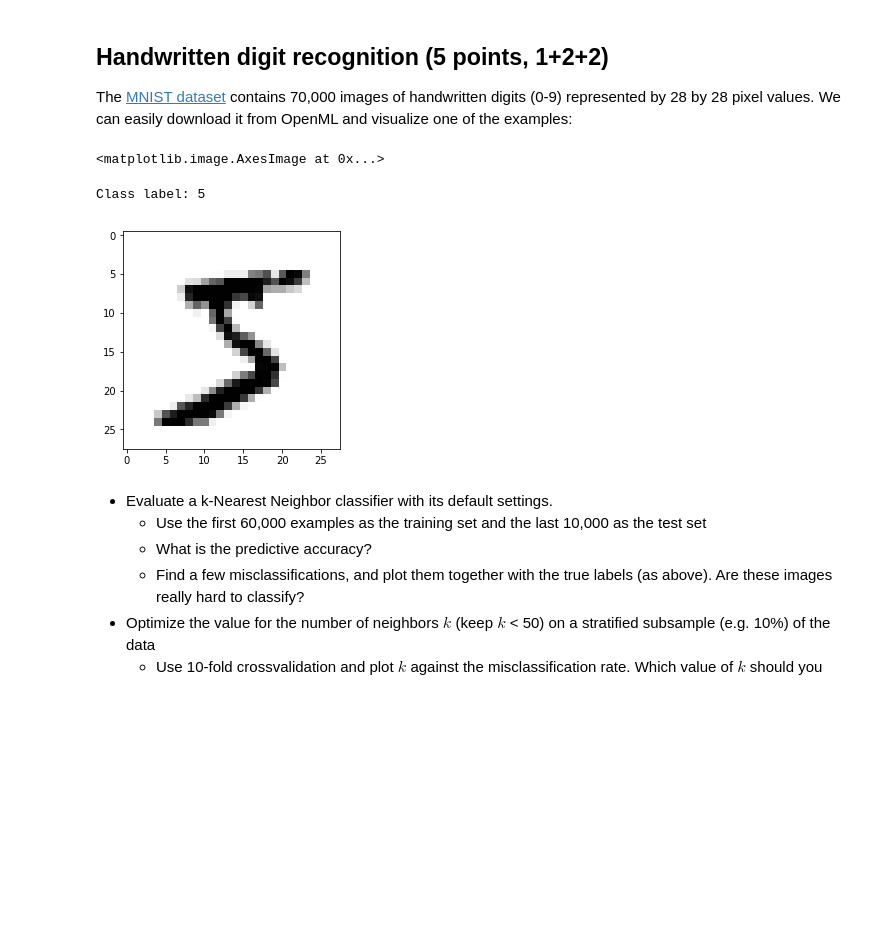
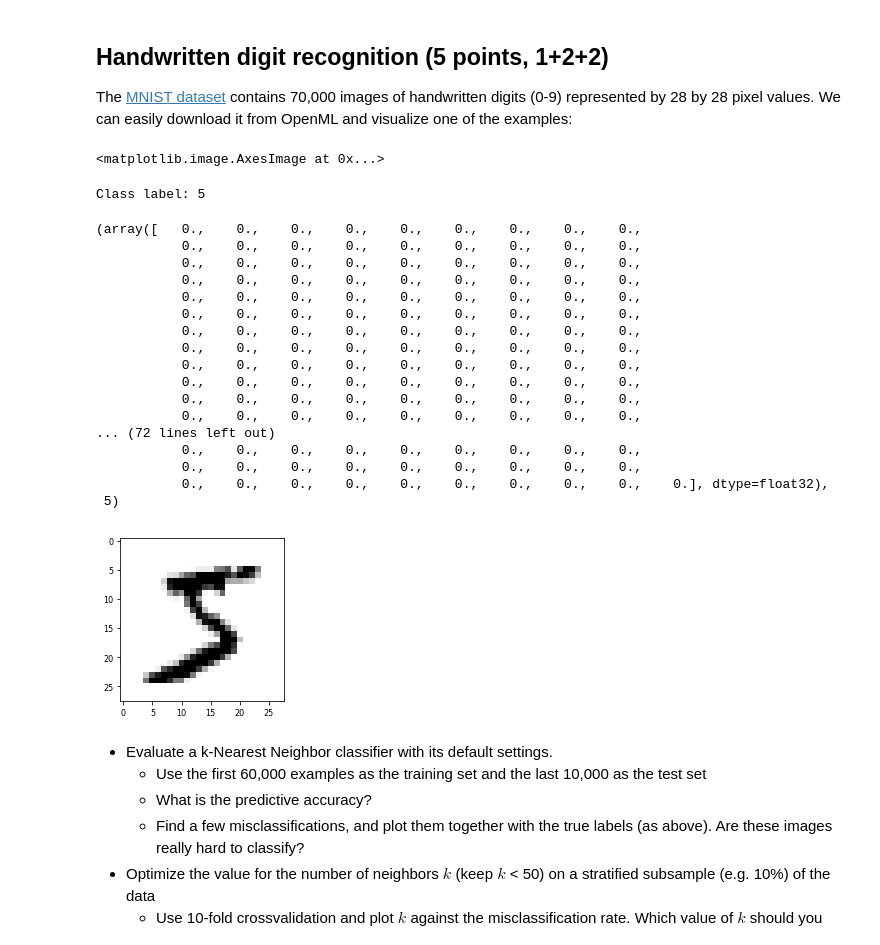
Before and after one commit to surajiyer/Machine-learning, a Jupyter notebook: A1-Iyer-Chen.ipynb, the cells around one changed output. Cells and saved outputs as stored; diff of their text form; code cells hidden in the pictures; blank space fills up the shorter version.

```diff
--- a/A1-Iyer-Chen.ipynb
+++ b/A1-Iyer-Chen.ipynb
@@ -16,14 +16,32 @@ oml.config.apikey = '11e82c8d91c5abece86f424369c71590'
 # %%
 mnist_data = oml.datasets.get_dataset(554)  # Download MNIST data
 X, y = mnist_data.get_data(target=mnist_data.default_target_attribute)  # Get the predictors X and the labels y
 # REMOVE THIS LATER
 X, y = X[:2000], y[:2000]
 plt.imshow(X[0].reshape(28, 28), cmap=plt.cm.gray_r)  # Take the first example, reshape to a 28x28 image and plot
 print("Class label:", y[0])  # Print the correct class label
+X[0], y[0]
 # %% [output]
 <matplotlib.image.AxesImage at 0x...>
 Class label: 5
+(array([   0.,    0.,    0.,    0.,    0.,    0.,    0.,    0.,    0.,
+           0.,    0.,    0.,    0.,    0.,    0.,    0.,    0.,    0.,
+           0.,    0.,    0.,    0.,    0.,    0.,    0.,    0.,    0.,
+           0.,    0.,    0.,    0.,    0.,    0.,    0.,    0.,    0.,
+           0.,    0.,    0.,    0.,    0.,    0.,    0.,    0.,    0.,
+           0.,    0.,    0.,    0.,    0.,    0.,    0.,    0.,    0.,
+           0.,    0.,    0.,    0.,    0.,    0.,    0.,    0.,    0.,
+           0.,    0.,    0.,    0.,    0.,    0.,    0.,    0.,    0.,
+           0.,    0.,    0.,    0.,    0.,    0.,    0.,    0.,    0.,
+           0.,    0.,    0.,    0.,    0.,    0.,    0.,    0.,    0.,
+           0.,    0.,    0.,    0.,    0.,    0.,    0.,    0.,    0.,
+           0.,    0.,    0.,    0.,    0.,    0.,    0.,    0.,    0.,
+... (72 lines left out)
+           0.,    0.,    0.,    0.,    0.,    0.,    0.,    0.,    0.,
+           0.,    0.,    0.,    0.,    0.,    0.,    0.,    0.,    0.,
+           0.,    0.,    0.,    0.,    0.,    0.,    0.,    0.,    0.,    0.], dtype=float32),
+ 5)
-[figure, old version]
+[figure, new version]
 # %% [markdown]
 - Evaluate a k-Nearest Neighbor classifier with its default settings.
     - Use the first 60,000 examples as the training set and the last 10,000 as the test set
```
Also changed, not shown: parts of 7 cells of this notebook.
